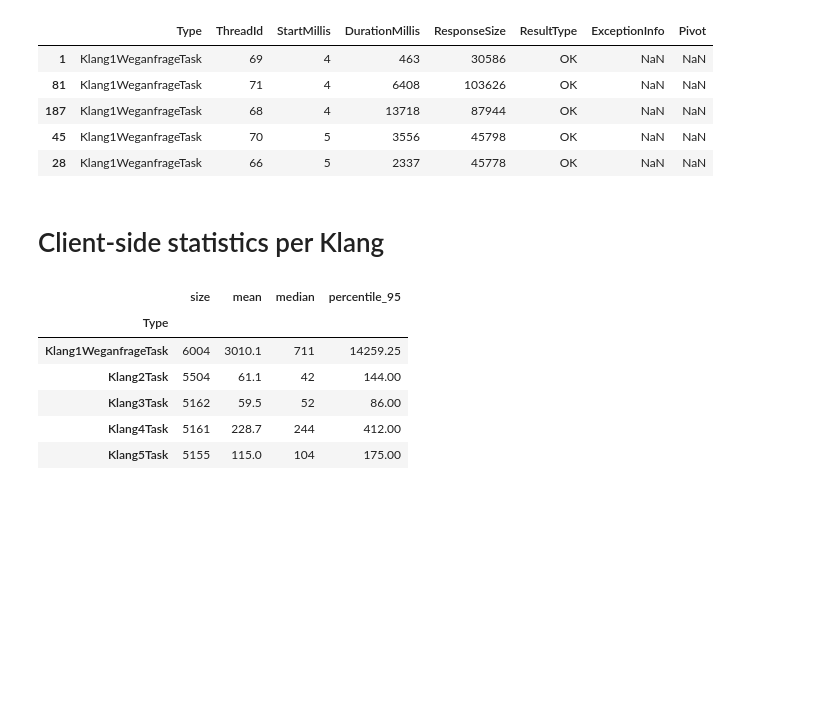
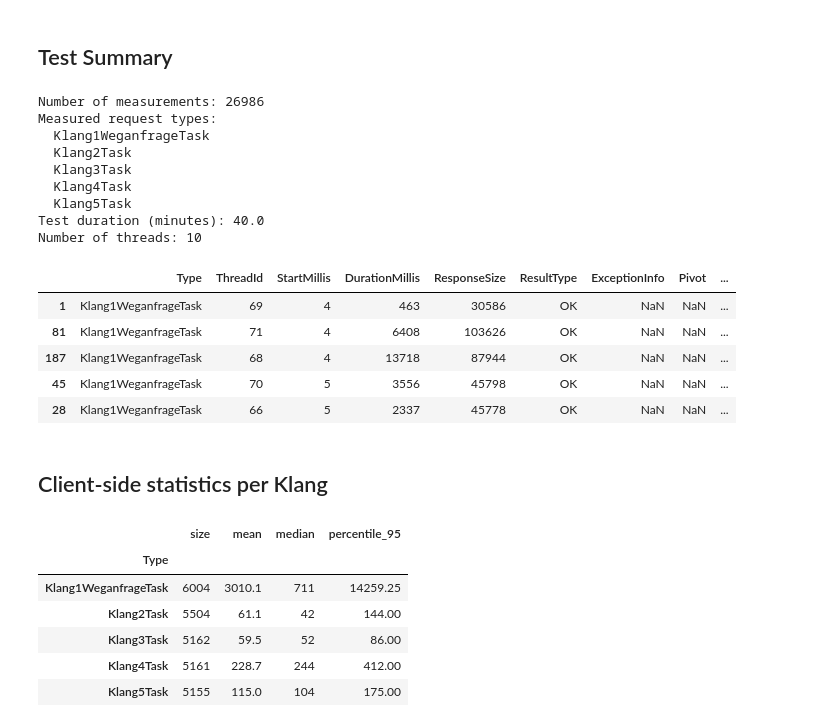
Before and after one commit to dnswlt/jupyter-playground, a Jupyter notebook: SprintPerformanceTesting.ipynb, the cells around one changed output. Cells and saved outputs as stored; diff of their text form; code cells hidden in the pictures; blank space fills up the shorter version.

```diff
--- a/SprintPerformanceTesting.ipynb
+++ b/SprintPerformanceTesting.ipynb
@@ -7,16 +8,40 @@ from IPython.display import display
+# %%
+%matplotlib inline
+import numpy as np
+import pandas as pd
+import matplotlib.pyplot as plt
+import math
+def summarize(data):
+    print("Number of measurements: {}".format(len(data)))
+    print("Measured request types:\n  {}".format('\n  '.join(data['Type'].unique())))
+    print("Test duration (minutes): {}".format(np.round(data['StartMillis'].max() / 60000.0, 1)))
+    print("Number of threads: {}".format(data['ThreadId'].unique().size))
+# %% [markdown]
+## Test Summary
 # %%
-file = 'stresstest_online_2.63.6_20161206-181821-696.csv'
+file = 'stresstest_online_2.63.6_20161206-181821-696.csv.gz'
 data = pd.read_csv(file).sort_values(by='StartMillis')
+data['RunMinute'] = np.round(data['StartMillis']/60000.0).astype(int)
+summarize(data)
 data.head()
 # %% [output]
+Number of measurements: 26986
+Measured request types:
+  Klang1WeganfrageTask
+  Klang2Task
+  Klang3Task
+  Klang4Task
+  Klang5Task
+Test duration (minutes): 40.0
+Number of threads: 10
-|  | Type | ThreadId | StartMillis | DurationMillis | ResponseSize | ResultType | ExceptionInfo | Pivot |
-| 1 | Klang1WeganfrageTask | 69 | 4 | 463 | 30586 | OK | NaN | NaN |
-| 81 | Klang1WeganfrageTask | 71 | 4 | 6408 | 103626 | OK | NaN | NaN |
-| 187 | Klang1WeganfrageTask | 68 | 4 | 13718 | 87944 | OK | NaN | NaN |
-| 45 | Klang1WeganfrageTask | 70 | 5 | 3556 | 45798 | OK | NaN | NaN |
-| 28 | Klang1WeganfrageTask | 66 | 5 | 2337 | 45778 | OK | NaN | NaN |
+|  | Type | ThreadId | StartMillis | DurationMillis | ResponseSize | ResultType | ExceptionInfo | Pivot | ... |
+| 1 | Klang1WeganfrageTask | 69 | 4 | 463 | 30586 | OK | NaN | NaN | ... |
+| 81 | Klang1WeganfrageTask | 71 | 4 | 6408 | 103626 | OK | NaN | NaN | ... |
+| 187 | Klang1WeganfrageTask | 68 | 4 | 13718 | 87944 | OK | NaN | NaN | ... |
+| 45 | Klang1WeganfrageTask | 70 | 5 | 3556 | 45798 | OK | NaN | NaN | ... |
+| 28 | Klang1WeganfrageTask | 66 | 5 | 2337 | 45778 | OK | NaN | NaN | ... |
 # %% [markdown]
-# Client-side statistics per Klang
+## Client-side statistics per Klang
 # %%
 def percentile(n):
     """Percentile wrapper esp. for groupby"""
```
Also changed, not shown: parts of 12 cells of this notebook.
